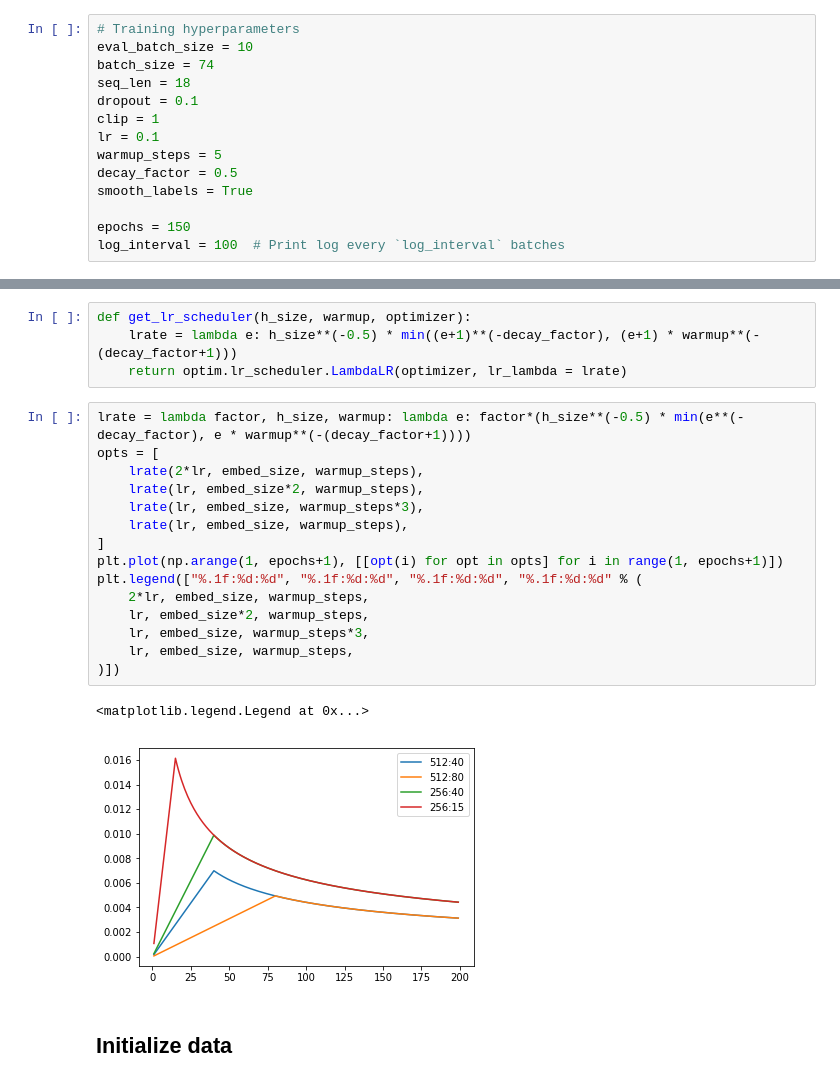
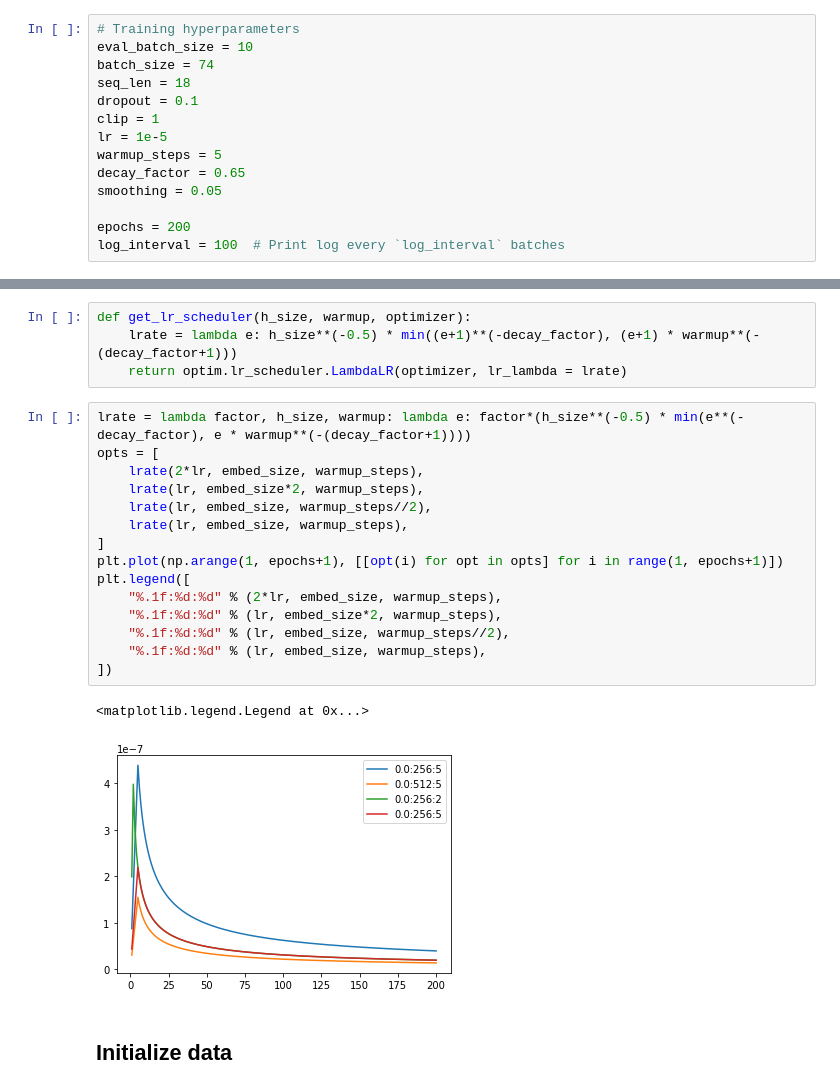
Before and after one commit to velocirabbit/Attention, a Jupyter notebook: transformer_attention/transformer attention ptb test.ipynb, the cells around one changed output, grey strips where cells are left out. Drawn from its saved outputs; the diff is of its cells as text.

```diff
--- a/transformer_attention/transformer attention ptb test.ipynb
+++ b/transformer_attention/transformer attention ptb test.ipynb
@@ -20,12 +20,12 @@ batch_size = 74
 seq_len = 18
 dropout = 0.1
 clip = 1
-lr = 0.1
+lr = 1e-5
 warmup_steps = 5
-decay_factor = 0.5
-smooth_labels = True
+decay_factor = 0.65
+smoothing = 0.05
 
-epochs = 150
+epochs = 200
 log_interval = 100  # Print log every `log_interval` batches
 # %%
 # Model hyperparameters
@@ -114,21 +108,21 @@ def get_lr_scheduler(h_size, warmup, optimizer):
 # %%
 lrate = lambda factor, h_size, warmup: lambda e: factor*(h_size**(-0.5) * min(e**(-decay_factor), e * warmup**(-(decay_factor+1))))
 opts = [
     lrate(2*lr, embed_size, warmup_steps),
     lrate(lr, embed_size*2, warmup_steps),
-    lrate(lr, embed_size, warmup_steps*3),
+    lrate(lr, embed_size, warmup_steps//2),
     lrate(lr, embed_size, warmup_steps),
 ]
 plt.plot(np.arange(1, epochs+1), [[opt(i) for opt in opts] for i in range(1, epochs+1)])
-plt.legend(["%.1f:%d:%d", "%.1f:%d:%d", "%.1f:%d:%d", "%.1f:%d:%d" % (
-    2*lr, embed_size, warmup_steps,
-    lr, embed_size*2, warmup_steps,
-    lr, embed_size, warmup_steps*3,
-    lr, embed_size, warmup_steps,
-)])
+plt.legend([
+    "%.1f:%d:%d" % (2*lr, embed_size, warmup_steps),
+    "%.1f:%d:%d" % (lr, embed_size*2, warmup_steps),
+    "%.1f:%d:%d" % (lr, embed_size, warmup_steps//2),
+    "%.1f:%d:%d" % (lr, embed_size, warmup_steps),
+])
 # %% [output]
 <matplotlib.legend.Legend at 0x...>
-[figure, old version]
+[figure, new version]
 # %% [markdown]
 ## Initialize data
 # %%
```
Also changed, not shown: parts of 32 cells of this notebook, 11 other files.
